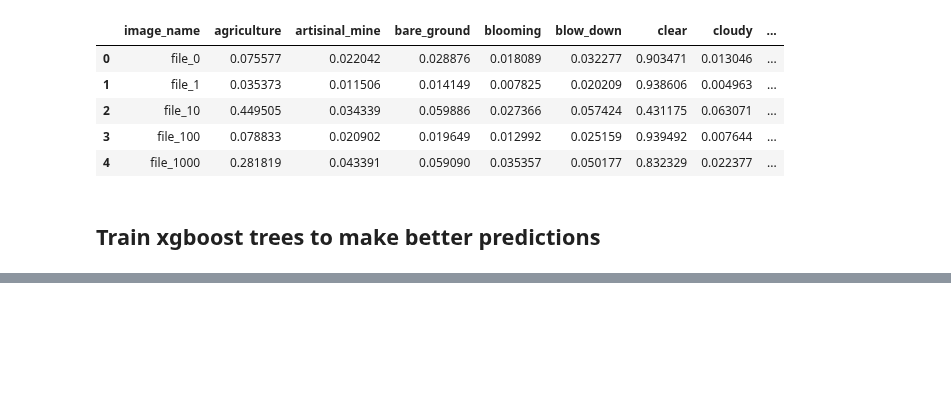
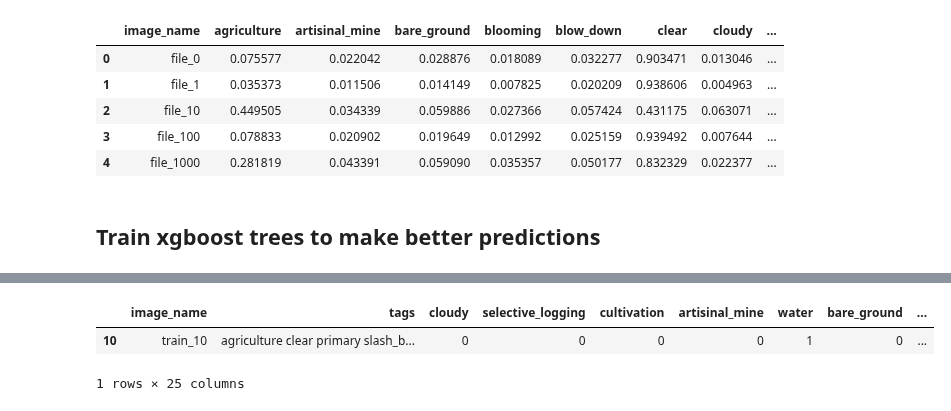
Before and after one commit to vfdev-5/planet_amazon_rainforest, a Jupyter notebook: notebooks/predictions_blender.ipynb, the cells around one changed output, grey strips where cells are left out. Cells and saved outputs as stored; diff of their text form; code cells hidden in the pictures; blank space fills up the shorter version.

```diff
--- a/notebooks/predictions_blender.ipynb
+++ b/notebooks/predictions_blender.ipynb
@@ -146,0 +168,6 @@ df3['image_name']
+# %%
+TRAIN_ENC_CL_CSV[TRAIN_ENC_CL_CSV['image_id'] == 10]
+# %% [output]
+|  | image_name | tags | cloudy | selective_logging | cultivation | artisinal_mine | water | bare_ground | ... |
+| 10 | train_10 | agriculture clear primary slash_b... | 0 | 0 | 0 | 0 | 1 | 0 | ... |
+1 rows × 25 columns
```
Also changed, not shown: parts of 29 cells of this notebook, 4 other files.
